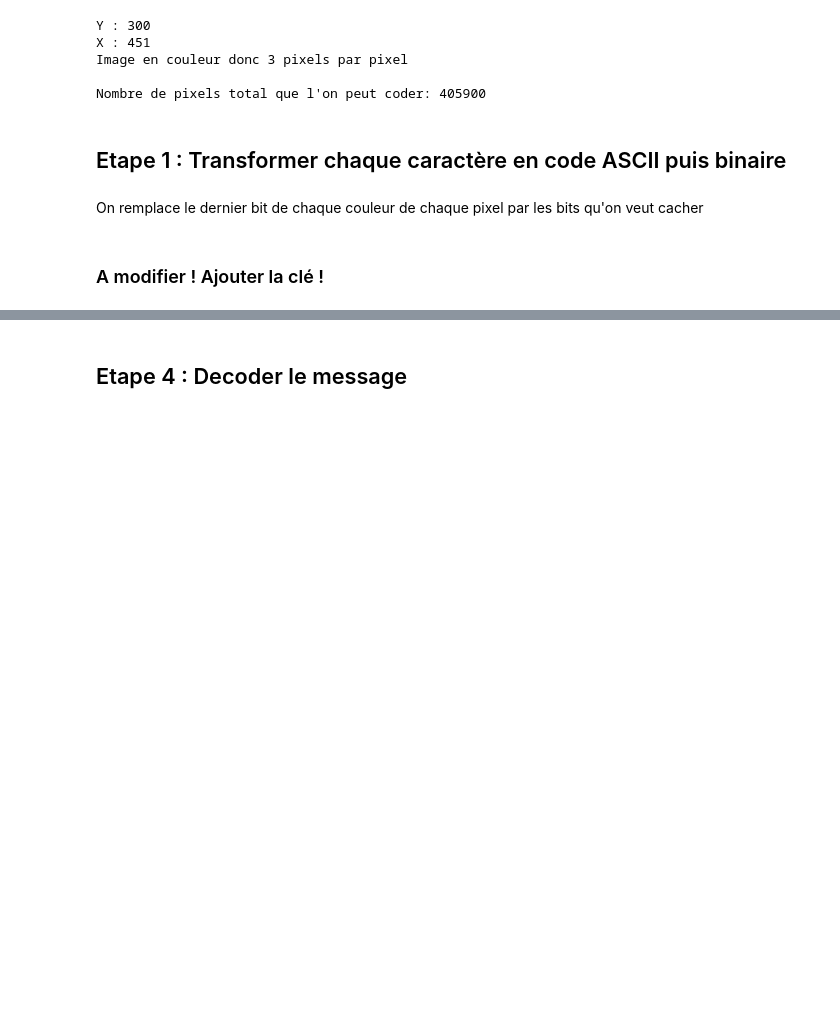
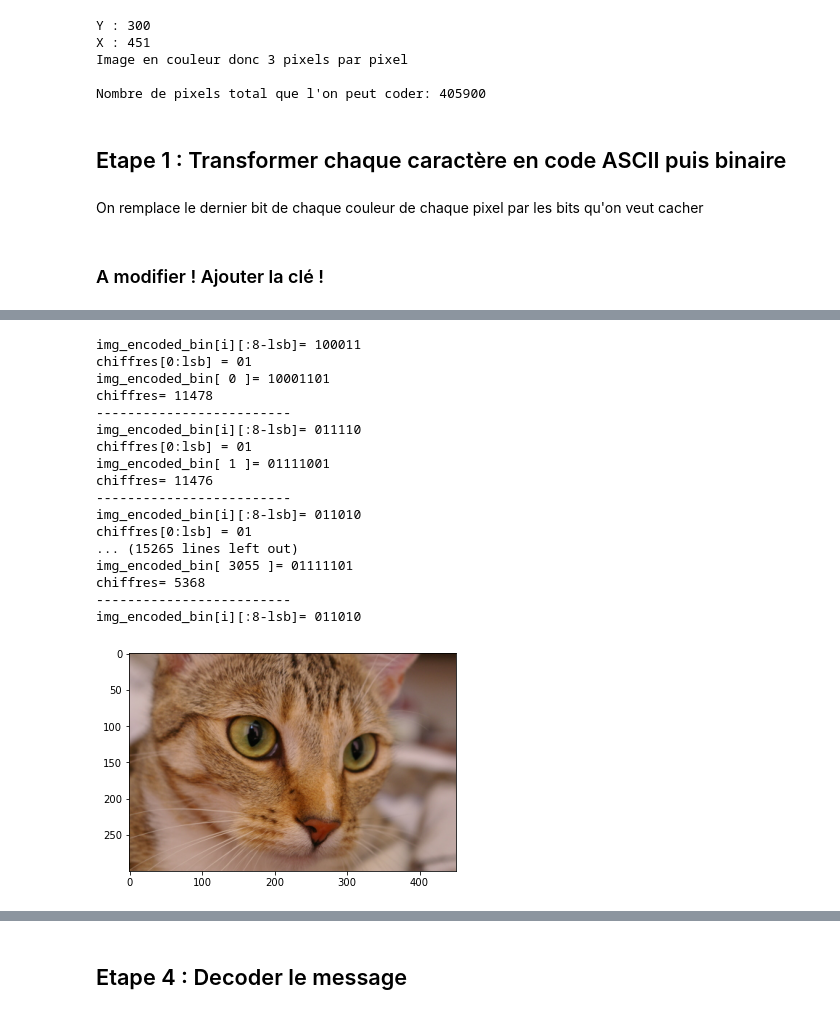
Before and after one commit to lisacsn/Steganographie, a Jupyter notebook: Stegano.ipynb, the cells around one changed output, grey strips where cells are left out. Cells and saved outputs as stored; diff of their text form; code cells hidden in the pictures; blank space fills up the shorter version.

```diff
--- a/Stegano.ipynb
+++ b/Stegano.ipynb
@@ -103,3 +111,66 @@ plt.show()
+# %%
+def encoder_image(img, chiffres, lsb, *cle):
+    # Tableau de string : va contenir les valeurs de nos bits (rouge,bleu,vert) en binaire
+    img_bin = np.chararray((img.shape[0], img.shape[1], img.shape[2]), itemsize=8)
+
+    for i in range(img.shape[0]):
+        for j in range(img.shape[1]):
+            for k in range(img.shape[2]):
+                img_bin[i,j,k] = bin(img[i,j,k])[2:].zfill(8) # car le bin renvoie '0b10001111' il faut enlever les deux premiers caractères
+
+    # mettre au bon format le tableau de string
+    img_bin = img_bin.decode("utf-8")
+
+    # On flatten l'image pour itérer plus facilement
+    img_bin_flat = img_bin.flatten()
+    img_encoded_bin = img_bin_flat.copy()
+    #print("img_bin_flat.shape =",img_bin_flat.shape)
+    #print("img_bin=",img_bin.shape)
+    #print("mult = ",img_bin.shape[0]*img_bin.shape[1]*img_bin.shape[2])
+    #print("longueure message", len(chiffres))
+    for i in range(len(chiffres)//lsb):
+        img_encoded_bin[i] = img_encoded_bin[i][:8-lsb] + chiffres[0:lsb]
+        print("img_encoded_bin[i][:8-lsb]=",img_encoded_bin[i][:8-lsb])
+        print("chiffres[0:lsb] =",chiffres[0:lsb])
+        print("img_encoded_bin[",i,"]=", img_encoded_bin[i])
+        chiffres = chiffres[lsb:] #ici problème probable
+        print("chiffres=", len(chiffres))
+        print("-------------------------")
+
+    img_encoded_bin = np.reshape(img_encoded_bin, img_bin.shape)
+    img_encoded = img.copy()
+
+    #print("img_encoded_bin =",img_encoded_bin.shape)
+
+    for i in range(img.shape[0]):
+        for j in range(img.shape[1]):
+            for k in range(img.shape[2]):
+                img_encoded[i,j,k] = int(img_encoded_bin[i,j,k],2)
+
+    return img_encoded
+
+img_encoded = encoder_image(img, message_bin_flat, 2)
+plt.imshow(img_encoded)
+plt.show()
+# %% [output]
+img_encoded_bin[i][:8-lsb]= 100011
+chiffres[0:lsb] = 01
+img_encoded_bin[ 0 ]= 10001101
+chiffres= 11478
+-------------------------
+img_encoded_bin[i][:8-lsb]= 011110
+chiffres[0:lsb] = 01
+img_encoded_bin[ 1 ]= 01111001
+chiffres= 11476
+-------------------------
+img_encoded_bin[i][:8-lsb]= 011010
+chiffres[0:lsb] = 01
+... (15265 lines left out)
+img_encoded_bin[ 3055 ]= 01111101
+chiffres= 5368
+-------------------------
+img_encoded_bin[i][:8-lsb]= 011010
+[figure, added]
 # %%
 img_encoded[5]
 # %% [output]
```
Also changed, not shown: parts of 7 cells of this notebook.
